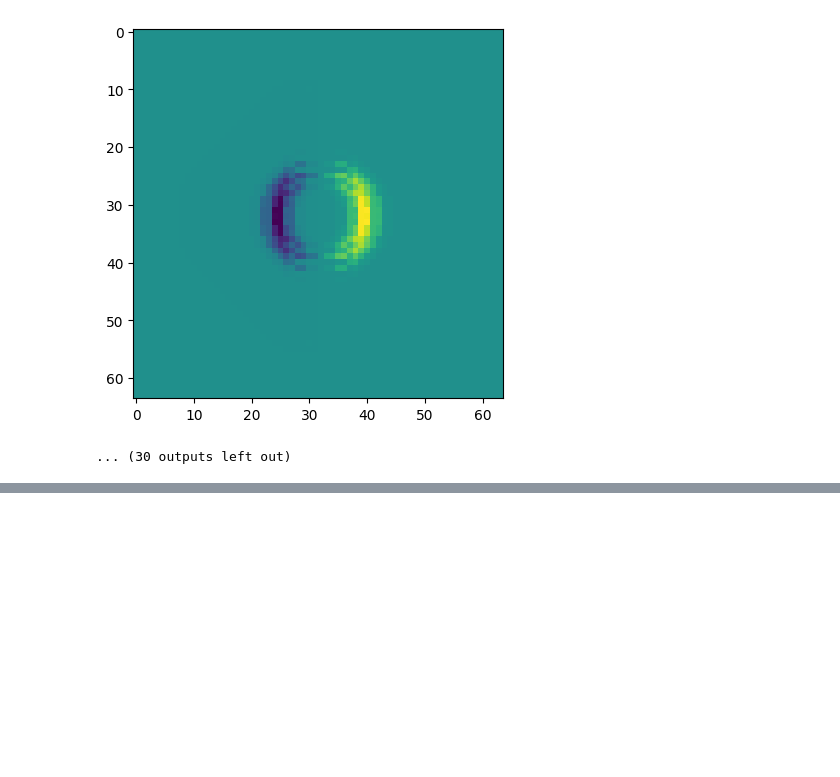
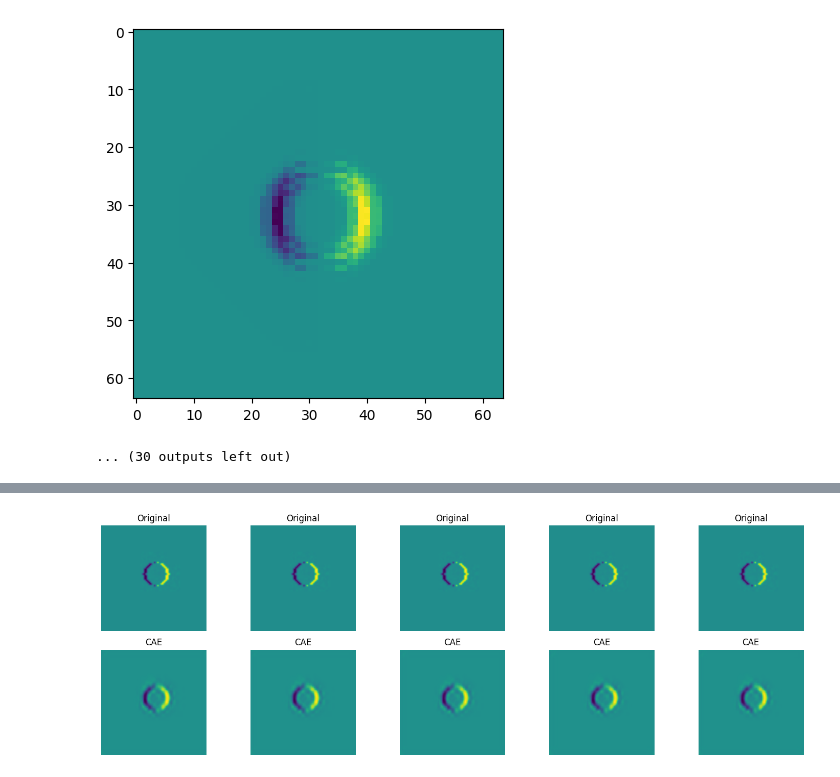
Before and after one commit to afifi-yusuf/CFD-ML-Research-Project, a Jupyter notebook: shallow_code.ipynb, the cells around one changed output, grey strips where cells are left out. Drawn from its saved outputs; the diff is of its cells as text; code cells hidden in the pictures; blank space fills up the shorter version.

Commit message:
cae works and initial param training

```diff
--- a/shallow_code.ipynb
+++ b/shallow_code.ipynb
@@ -238,0 +275,94 @@ for _ in range(num_simulations):
+# %%
+import os
+import numpy as np
+import cv2
+import matplotlib.pyplot as plt
+from tensorflow.keras.layers import Input, Conv2D, MaxPooling2D, UpSampling2D
+from tensorflow.keras.models import Model
+from tensorflow.keras.callbacks import EarlyStopping
+
+# Define the directory containing the simulation videos
+videos_directory = 'CFD_VIDEOS'
+
+# List all video files in the directory
+video_files = [f'sim_{i}.mp4' for i in range(50)]  # Adjust according to the number of videos you have
+
+def extract_features(video_path):
+    cap = cv2.VideoCapture(video_path)
+    if not cap.isOpened():
+        print(f"Error: Couldn't open video file {video_path}")
+        return None
+
+    frames = []
+    while True:
+        ret, frame = cap.read()
+        if not ret:
+            break
+        frame = cv2.resize(frame, (128, 128))  # Resize frame to 128x128 pixels
+        frame = cv2.cvtColor(frame, cv2.COLOR_BGR2GRAY)  # Convert frame to grayscale
+        frames.append(frame)
+
+    cap.release()
+
+    if not frames:
+        print(f"Error: Couldn't read frames from video file {video_path}")
+        return None
+
+    return np.array(frames)
+
+# Extract features from each video and concatenate into a single array
+video_data = [extract_features(os.path.join(videos_directory, video_path)) for video_path in video_files]
+X_train = np.concatenate(video_data, axis=0)
+
+# Normalize pixel values to [0, 1]
+X_train = X_train.astype('float32') / 255.0
+
+# Reshape data for CAE input
+X_train_cae = X_train.reshape((X_train.shape[0], 128, 128, 1))
+
+# Define CAE architecture for grayscale images
+input_img = Input(shape=(128, 128, 1))
+x = Conv2D(32, (3, 3), activation='relu', padding='same')(input_img)
+x = MaxPooling2D((2, 2), padding='same')(x)
+x = Conv2D(16, (3, 3), activation='relu', padding='same')(x)
+encoded = MaxPooling2D((2, 2), padding='same')(x)
+
+x = Conv2D(16, (3, 3), activation='relu', padding='same')(encoded)
+x = UpSampling2D((2, 2))(x)
+x = Conv2D(32, (3, 3), activation='relu', padding='same')(x)
+x = UpSampling2D((2, 2))(x)
+decoded = Conv2D(1, (3, 3), activation='sigmoid', padding='same')(x)
+
+autoencoder = Model(input_img, decoded)
+autoencoder.compile(optimizer='adam', loss='binary_crossentropy')
+
+
+# Define early stopping callback
+early_stopping = EarlyStopping(monitor='val_loss', patience=3, restore_best_weights=True)
+
+# Train the CAE with early stopping
+history = autoencoder.fit(X_train_cae, X_train_cae, epochs=10, batch_size=32, shuffle=True, validation_split=0.2, callbacks=[early_stopping])
+
+# Evaluate reconstruction accuracy (optional)
+X_train_cae_reconstructed = autoencoder.predict(X_train_cae)
+cae_accuracy = np.mean(np.abs(X_train_cae - X_train_cae_reconstructed))
+print(f"CAE Reconstruction Accuracy: {cae_accuracy}")
+
+# Display original and reconstructed images
+plt.figure(figsize=(15, 5))
+for i in range(5):
+    # Original Image
+    plt.subplot(2, 5, i + 1)
+    plt.imshow(X_train[i].reshape(128, 128))
+    plt.title('Original')
+    plt.axis('off')
+
+    # CAE-Reconstructed Image
+    plt.subplot(2, 5, i + 6)
+    plt.imshow(X_train_cae_reconstructed[i].reshape(128, 128))
+    plt.title('CAE')
+    plt.axis('off')
+
+plt.tight_layout()
+plt.show()
+# %% [output]
@@ -238,0 +386 @@ for _ in range(num_simulations):
+[figure, added]
```
Also changed, not shown: parts of 14 cells of this notebook.
